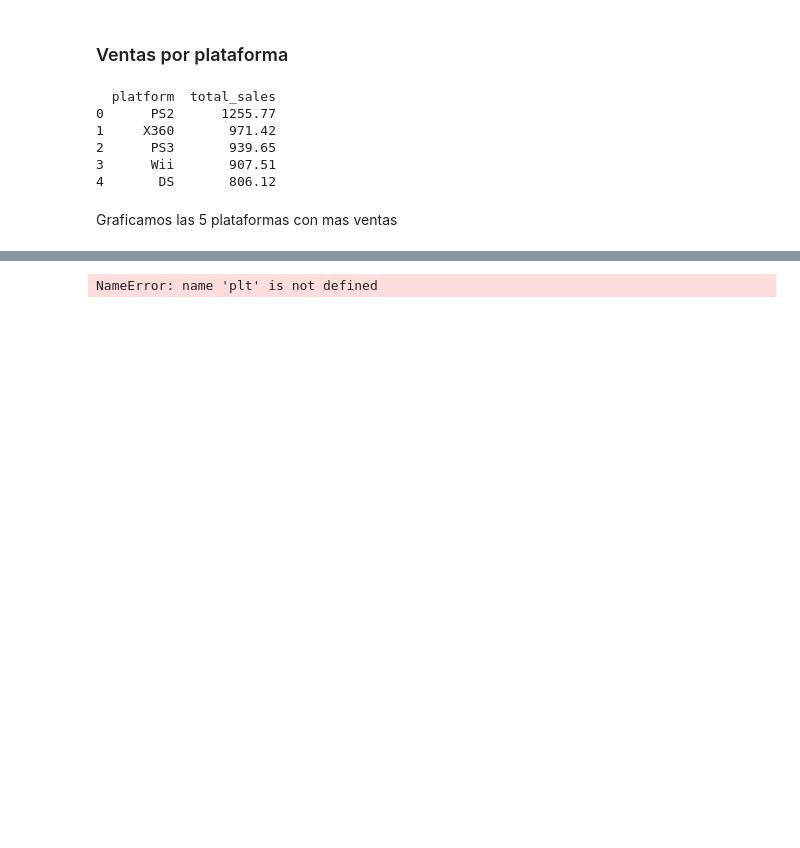
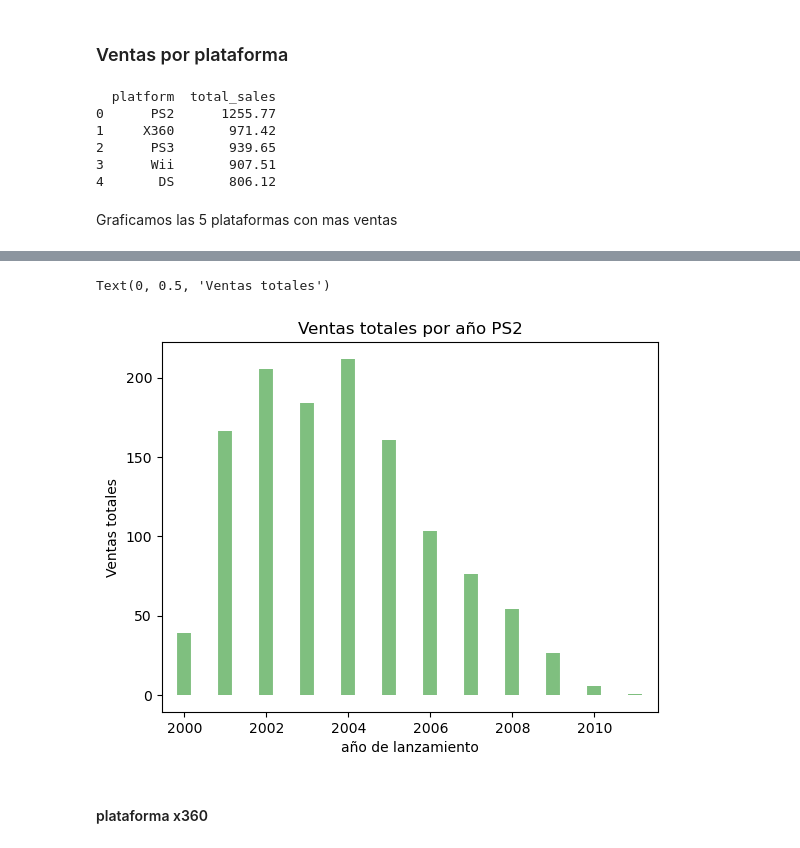
Before and after one commit to ManuelMorales-26/Analitics_game, a Jupyter notebook: games.ipynb, the cells around one changed output, grey strips where cells are left out. Saved outputs shown, nothing was run; the diff lists cells and outputs as text; code cells hidden in the pictures; blank space fills up the shorter version.

Commit message:
se realizo los graficos de las 5 plataformas que tienen mayor numero de ventas totales

```diff
--- a/games.ipynb
+++ b/games.ipynb
@@ -254,0 +230,6 @@ print(df.head())
+# %%
+#creamos un df que contenga el año de lanzamiento, la plataforma y el total de ventas
+ventas_por_plataforma_año = df.groupby(["platform","year_of_release"])["total_sales"].sum().reset_index()
+
+#Eliminamos las fila que contengan valor 0 en el año
+ventas_por_plataforma_año = ventas_por_plataforma_año.query('year_of_release != 0')
@@ -254,0 +238,4 @@ print(df.head())
+# %%
+#filtramos solo aquellas filas que tengan ps2
+ventas_año_ps2 = ventas_por_plataforma_año[ventas_por_plataforma_año["platform"] == "PS2"]
+print(ventas_año_ps2)
@@ -255,4 +256,11 @@ print(df.head())
 # %%
-plt.vilines(x=numero_de_juegos_por_año,ymin=0,ymax=numero_de_juegos_por_año.cantidad_de_videojuegos,alpha=0.5 , linewidth=10, color="green")
+plt.vlines(x=ventas_año_ps2.year_of_release,ymin=0,ymax=ventas_año_ps2.total_sales,alpha=0.5 , linewidth=10, color="green")
+plt.title("Ventas totales por año PS2")
+plt.xlabel("año de lanzamiento")
+
+plt.ylabel("Ventas totales")
 # %% [output]
-NameError: name 'plt' is not defined
+Text(0, 0.5, 'Ventas totales')
+[figure, added]
+# %% [markdown]
+#### plataforma x360
```
Also changed, not shown: parts of 15 cells of this notebook.
